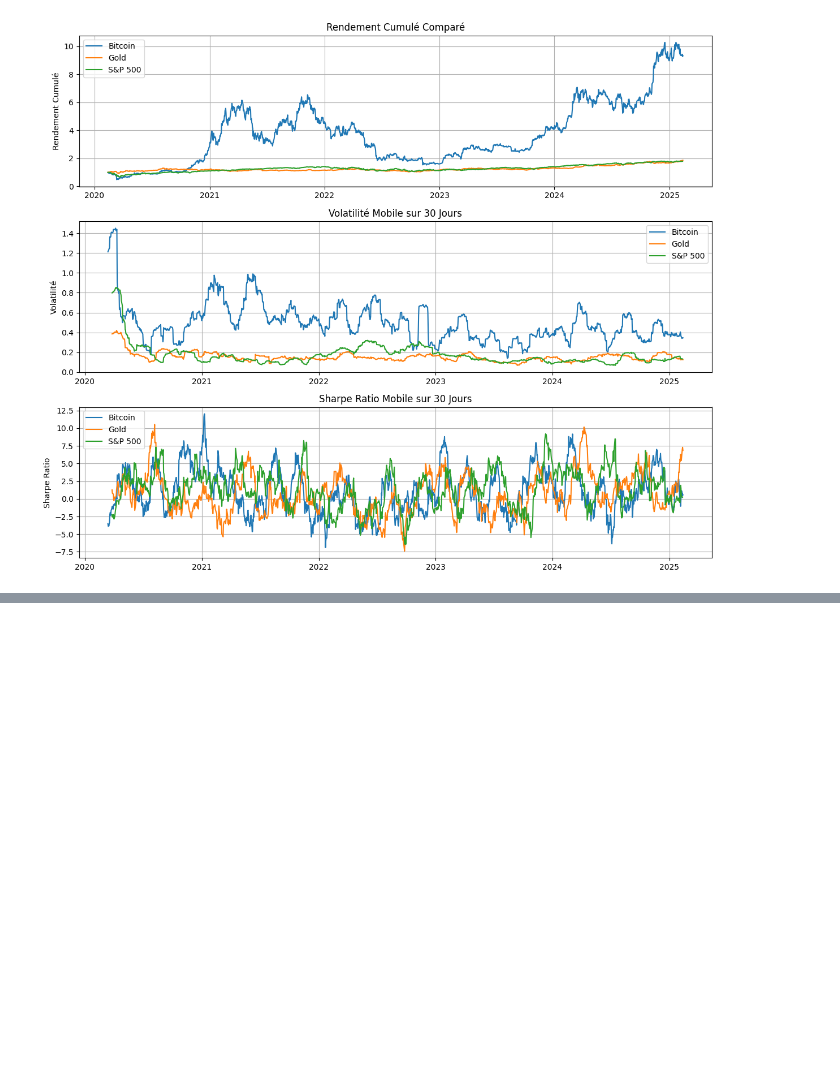
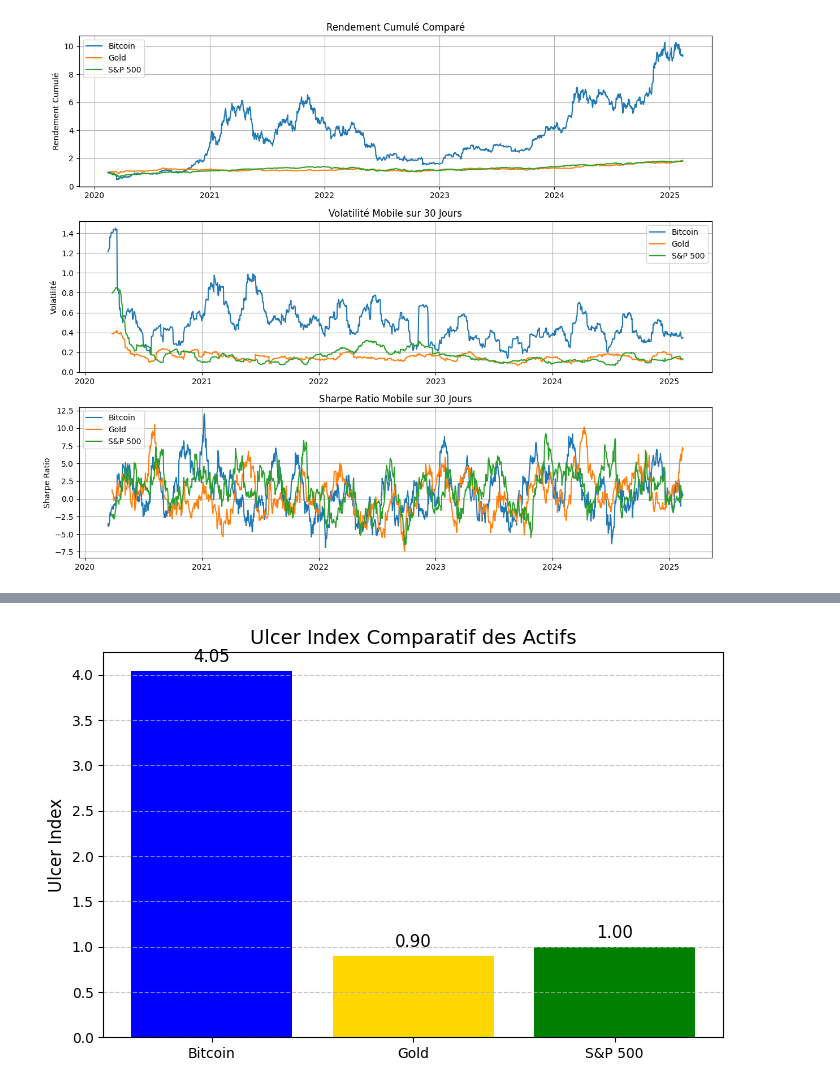
Before and after one commit to julessa/Groupe1_DataBI_Ftech, a Jupyter notebook: Jules/Analyse2.ipynb, the cells around one changed output, grey strips where cells are left out. Drawn from its saved outputs; the diff is of its cells as text; code cells hidden in the pictures; blank space fills up the shorter version.

```diff
--- a/Jules/Analyse2.ipynb
+++ b/Jules/Analyse2.ipynb
@@ -475,0 +555,42 @@ plt.show()
+# %%
+# Charger les données
+df_btc = pd.read_csv(btc_file_path, parse_dates=['Date'], index_col='Date')
+df_gold = pd.read_csv(gold_file_path, parse_dates=['Date'], index_col='Date')
+df_sp500 = pd.read_csv(sp500_file_path, parse_dates=['Date'], index_col='Date')
+
+# Calcul des rendements quotidiens
+df_btc['Returns'] = df_btc['Close'].pct_change()
+df_gold['Returns'] = df_gold['Close'].pct_change()
+df_sp500['Returns'] = df_sp500['Close'].pct_change()
+
+# Fonction pour calculer l'Ulcer Index
+def ulcer_index(returns):
+    cumulative_returns = (1 + returns).cumprod()
+    max_cumulative_returns = cumulative_returns.cummax()
+    drawdown = (cumulative_returns - max_cumulative_returns) / max_cumulative_returns
+    ulcer_index = np.sqrt((drawdown**2).mean() * 100)
+    return ulcer_index
+
+# Calcul de l'Ulcer Index pour chaque actif
+ulcer_indices = {
+    'Bitcoin': ulcer_index(df_btc['Returns']),
+    'Gold': ulcer_index(df_gold['Returns']),
+    'S&P 500': ulcer_index(df_sp500['Returns'])
+}
+
+# Affichage sous forme de barres
+fig, ax = plt.subplots(figsize=(8, 5))
+ax.bar(ulcer_indices.keys(), ulcer_indices.values(), color=['blue', 'gold', 'green'])
+
+# Configuration du graphique
+ax.set_title('Ulcer Index Comparatif des Actifs', fontsize=14)
+ax.set_ylabel('Ulcer Index', fontsize=12)
+ax.grid(axis='y', linestyle='--', alpha=0.7)
+
+# Afficher les valeurs sur les barres
+for i, v in enumerate(ulcer_indices.values()):
+    ax.text(i, v + 0.1, f'{v:.2f}', ha='center', fontsize=12)
+
+plt.show()
+# %% [output]
+[figure, added]
```
Also changed, not shown: parts of 4 cells of this notebook.
